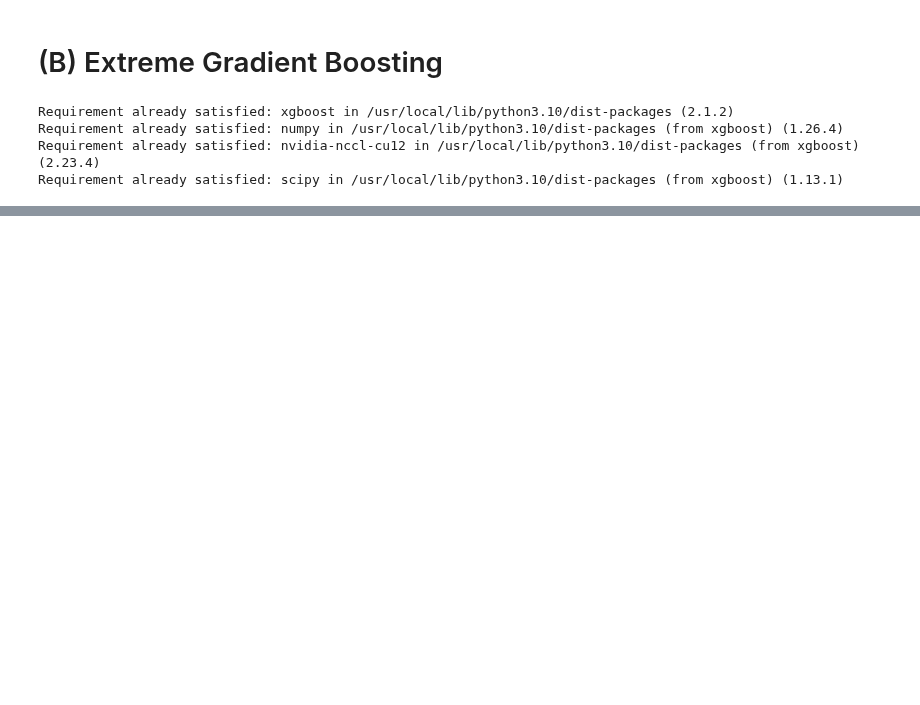
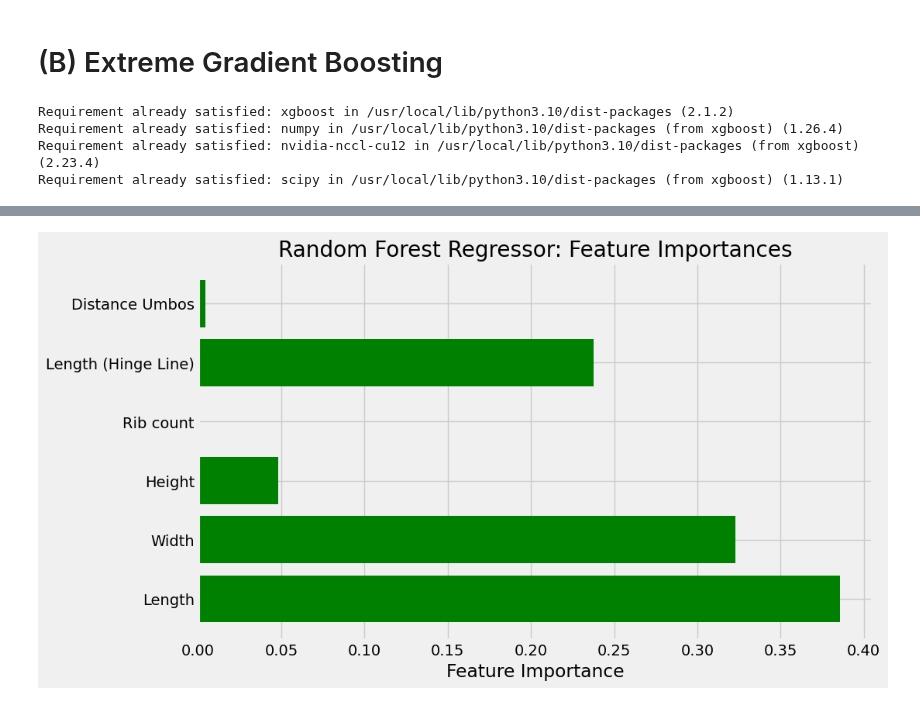
Before and after one commit to Geez-l/litoX, a Jupyter notebook: SP_ML/litox_ML.ipynb, the cells around one changed output, grey strips where cells are left out. Saved outputs shown, nothing was run; the diff lists cells and outputs as text; code cells hidden in the pictures; blank space fills up the shorter version.

```diff
--- a/SP_ML/litox_ML.ipynb
+++ b/SP_ML/litox_ML.ipynb
@@ -302,0 +388,10 @@ plt.show()
+# %%
+# Plotting feature importance
+feature_importances = random_forest_reg.feature_importances_
+plt.figure(figsize=(10, 6))
+plt.barh(litob_features, feature_importances, color='green')
+plt.xlabel('Feature Importance')
+plt.title('Random Forest Regressor: Feature Importances')
+plt.show()
+# %% [output]
+[figure, added]
```
Also changed, not shown: parts of 19 cells of this notebook.
